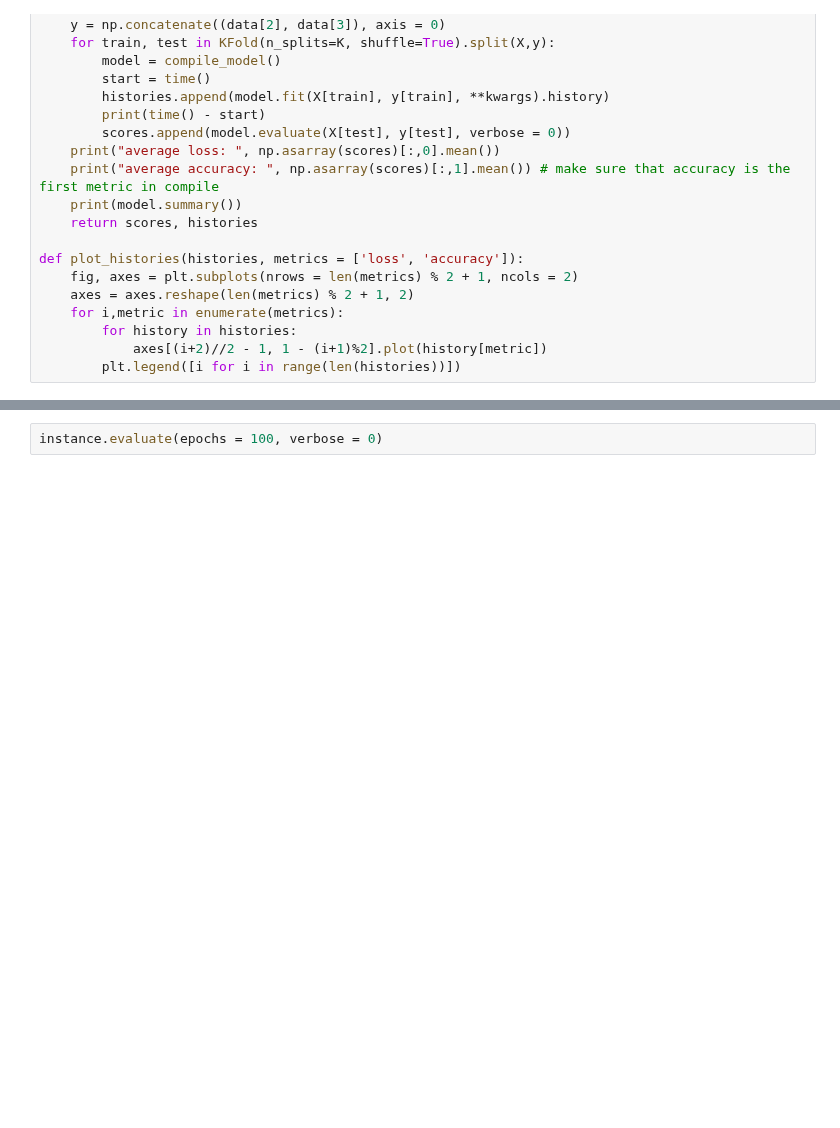
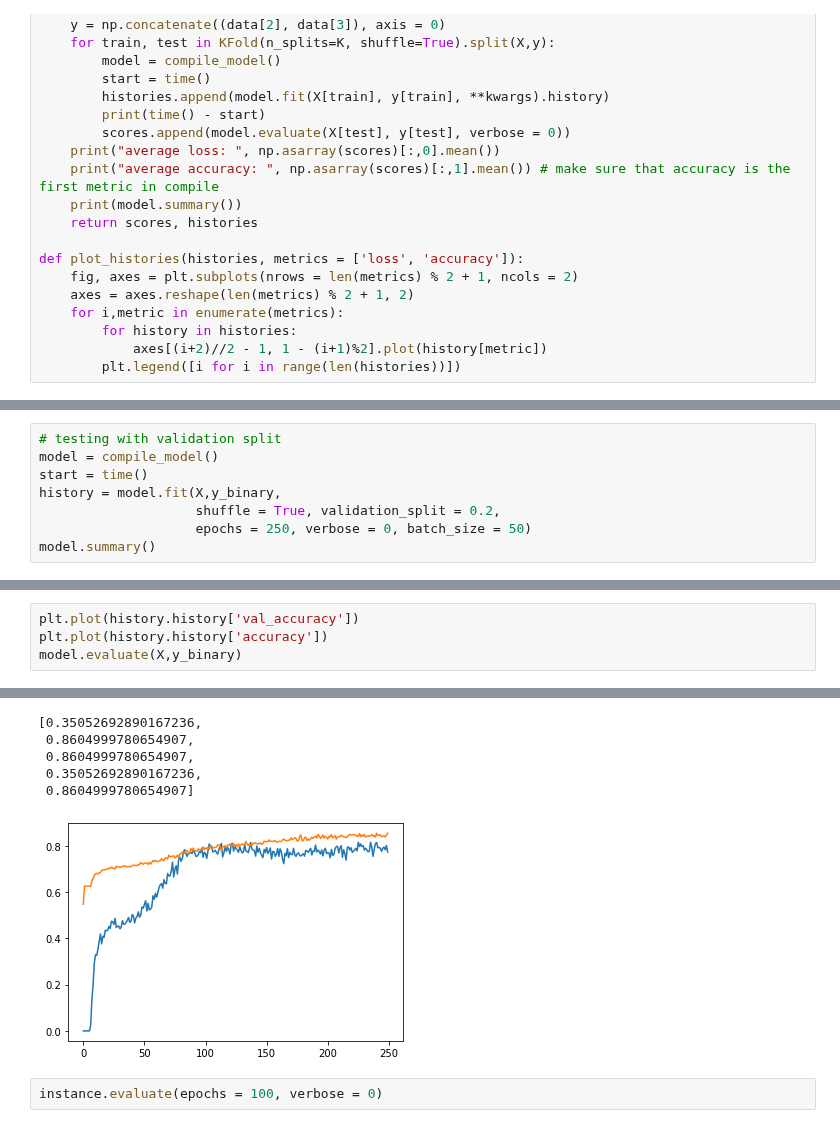
Before and after one commit to namiyousef/Intro_to_ML, a Jupyter notebook: Coursework/TestingEvaluateClass.ipynb, the cells around one changed output, grey strips where cells are left out. Drawn from its saved outputs; the diff is of its cells as text; blank space fills up the shorter version.

```diff
--- a/Coursework/TestingEvaluateClass.ipynb
+++ b/Coursework/TestingEvaluateClass.ipynb
@@ -211,0 +235,8 @@ axes[0,1]
+# %%
+# testing with validation split
+model = compile_model()
+start = time()
+history = model.fit(X,y_binary,
+                    shuffle = True, validation_split = 0.2,
+                    epochs = 250, verbose = 0, batch_size = 50)
+model.summary()
@@ -211,0 +261,5 @@ axes[0,1]
+# %%
+plt.plot(history.history['val_accuracy'])
+plt.plot(history.history['accuracy'])
+model.evaluate(X,y_binary)
+# %% [output]
@@ -212,3 +267,9 @@ axes[0,1]
+[0.35052692890167236,
+ 0.8604999780654907,
+ 0.8604999780654907,
+ 0.35052692890167236,
+ 0.8604999780654907]
+[figure, added]
 # %%
 instance.evaluate(epochs = 100, verbose = 0)
 # %% [output]
```
Also changed, not shown: parts of 7 cells of this notebook.
